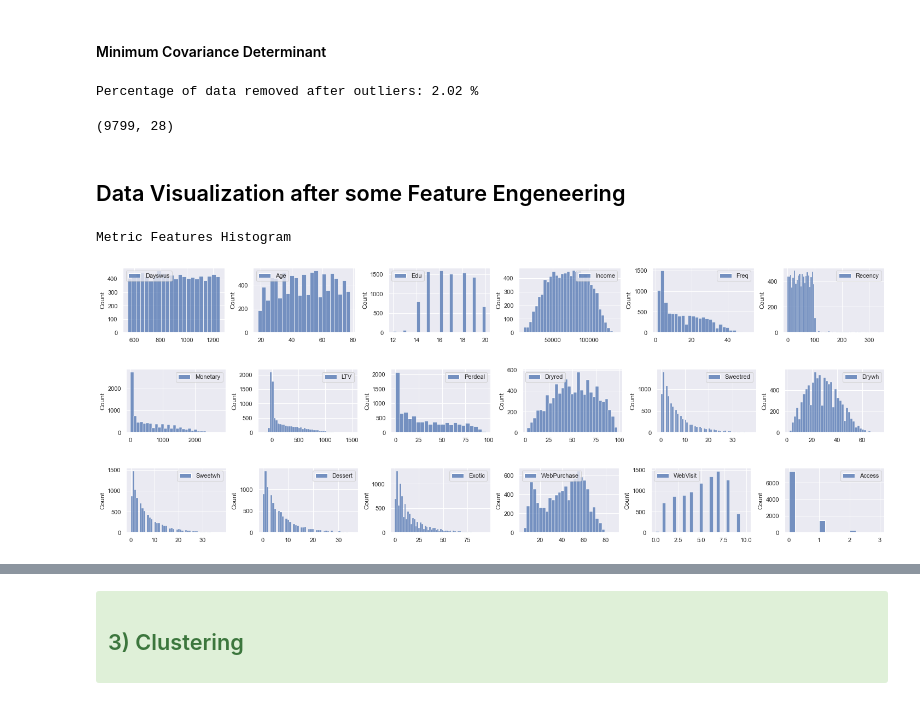
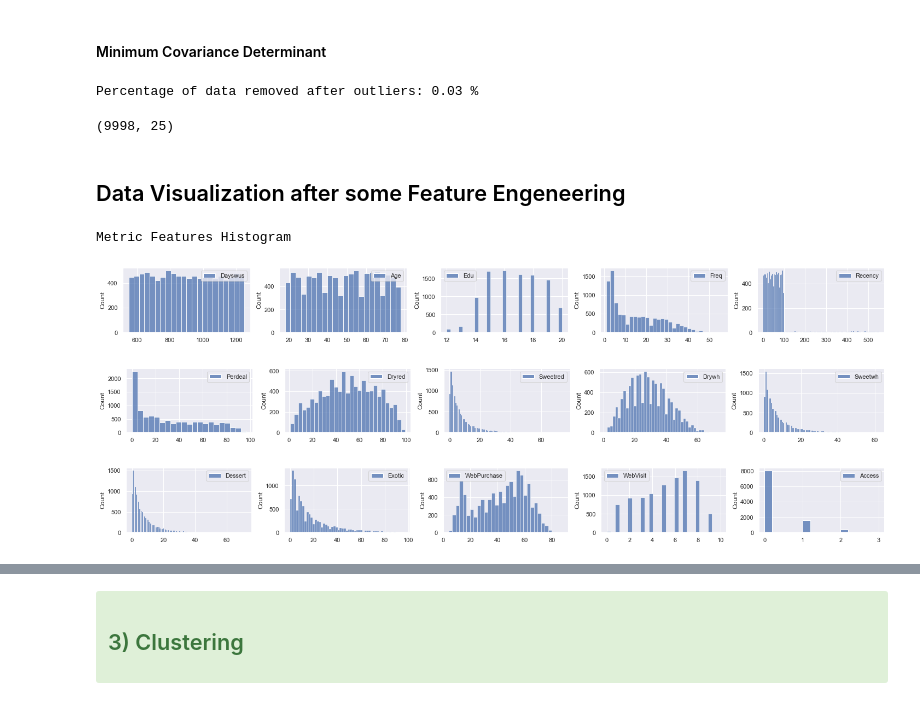
Before and after one commit to its-pedrofonseca/Business-Cases-With-Data-Science, a Jupyter notebook: Business Cases.ipynb, the cells around one changed output, grey strips where cells are left out. Saved outputs shown, nothing was run; the diff lists cells and outputs as text; code cells hidden in the pictures.

```diff
--- a/Business Cases.ipynb
+++ b/Business Cases.ipynb
@@ -194,0 +218,9 @@ df.isna().sum().sum()
+# %%
+for i in correlated_group_list:
+    i.reset_index(drop=True,inplace=True)
+# %%
+correlated_group =[]
+for i in range(len(correlated_group_list)):
+    aux = correlated_group_list[i].Features1.unique()
+    aux=np.append(aux,correlated_group_list[i].Features2.unique(),axis=0)
+    correlated_group.append(aux)
@@ -194,0 +233,4 @@ df.isna().sum().sum()
+# %%
+df.drop(["LTV", "Monetary"], inplace=True, axis=1)
+# %%
+df.drop(["Income"], inplace=True, axis=1)
@@ -232,32 +278,32 @@ data_central.drop(outliers_mcd.index,inplace=True)
 print('Percentage of data removed after outliers:',
       np.round(1 -  np.round(data_central.shape[0] / df_original.shape[0], 5), 5)*100, "%")
 # %% [output]
-Percentage of data removed after outliers: 2.02 %
+Percentage of data removed after outliers: 0.03 %
 # %%
 df.drop(outliers_if.index,inplace=True)
 df.drop(outliers_mcd.index,inplace=True)
 # %%
 df.shape
 # %% [output]
-(9799, 28)
+(9998, 25)
 # %% [markdown]
 ## Data Visualization after some Feature Engeneering
 # %%
 sns.set()
 
 plot_features = df[metric_features]
 #fig, axes = plt.subplots(nrows=5, ncols=6, figsize=(30,3), constrained_layout=True)
 j=0
 k=1
 print("Metric Features Histogram")
 for i in range(3):
-    fig, axes = plt.subplots(1,6, figsize=(20,2), constrained_layout=True)
+    fig, axes = plt.subplots(1,5, figsize=(20,2), constrained_layout=True)
     for i in zip(axes, plot_features):
         sns.histplot(data=df[metric_features].iloc[:,j:k], ax=i[0])
         j=j+1
         k=k+1
 # %% [output]
 Metric Features Histogram
-[figure, old version]
+[figure, new version]
-[figure, old version]
+[figure, new version]
-[figure, old version]
+[figure, new version]
```
Also changed, not shown: parts of 11 cells of this notebook.
